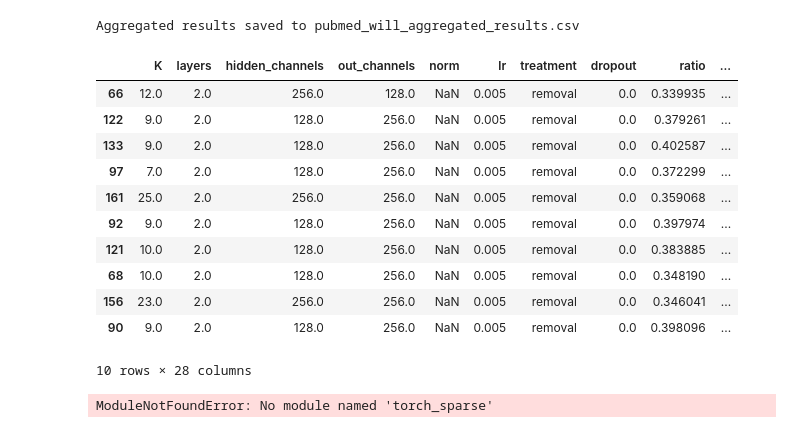
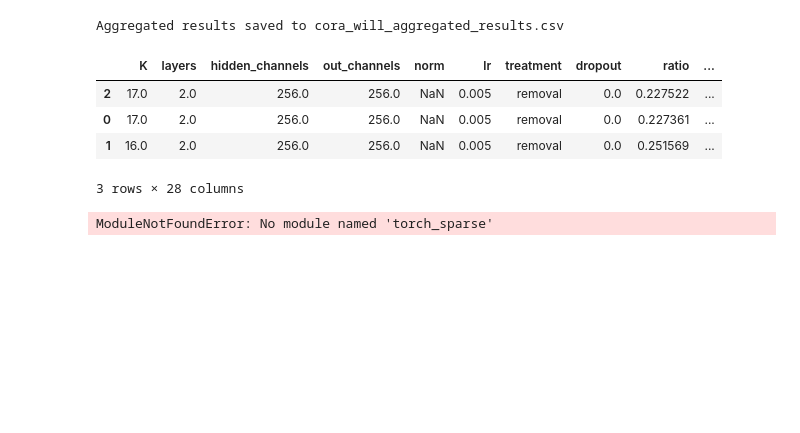
Before and after one commit to Romainkul/gnn_pu, a Jupyter notebook: NNIF-GNN/test.ipynb, the cells around one changed output. Drawn from its saved outputs; the diff is of its cells as text; code cells hidden in the pictures; blank space fills up the shorter version.

```diff
--- a/NNIF-GNN/test.ipynb
+++ b/NNIF-GNN/test.ipynb
@@ -8,7 +32,7 @@ def aggregate_experiment_results(dataset_name: str, name_filter: str = "scar", v
     Aggregates experiment results from CSV files in the dataset_name's folder.
     If name_filter is provided, only files whose names contain that substring are processed.
     """
-    folder_path = f"C:/Users/romai/Desktop/gnn/gnn_pu/NNIF-GNN/{dataset_name}_experimentations"
+    folder_path = rf"C:\Users\Romain\OneDrive - KU Leuven\Github thesis\gnn_pu\gnn_pu\NNIF-GNN\{dataset_name}_experimentations"
     csv_files = glob.glob(os.path.join(folder_path, '*.csv'))
 
     # Filter files based on substring in their filename (if name_filter is provided)
@@ -22,7 +46,7 @@ def aggregate_experiment_results(dataset_name: str, name_filter: str = "scar", v
             df = pd.read_csv(file)
 
             # Check if the dataframe has exactly 5 rows
-            if len(df) >= 1:
+            if len(df) >= 5:
                 aggregated = {}
                 for col in df.columns:
                     if pd.api.types.is_numeric_dtype(df[col]):
@@ -56,22 +216,15 @@ def aggregate_experiment_results(dataset_name: str, name_filter: str = "scar", v
 # %%
-df=aggregate_experiment_results("pubmed", "will","test_f1")
+df=aggregate_experiment_results("cora", "will","test_f1")
 #best_rows = df.loc[df.groupby('sampling')['f1'].idxmax()]
 df.head(10)
 #print(best_rows)
 # %% [output]
-Aggregated results saved to pubmed_will_aggregated_results.csv
+Aggregated results saved to cora_will_aggregated_results.csv
 |  | K | layers | hidden_channels | out_channels | norm | lr | treatment | dropout | ratio | ... |
-| 66 | 12.0 | 2.0 | 256.0 | 128.0 | NaN | 0.005 | removal | 0.0 | 0.339935 | ... |
-| 122 | 9.0 | 2.0 | 128.0 | 256.0 | NaN | 0.005 | removal | 0.0 | 0.379261 | ... |
-| 133 | 9.0 | 2.0 | 128.0 | 256.0 | NaN | 0.005 | removal | 0.0 | 0.402587 | ... |
-| 97 | 7.0 | 2.0 | 128.0 | 256.0 | NaN | 0.005 | removal | 0.0 | 0.372299 | ... |
-| 161 | 25.0 | 2.0 | 256.0 | 256.0 | NaN | 0.005 | removal | 0.0 | 0.359068 | ... |
-| 92 | 9.0 | 2.0 | 128.0 | 256.0 | NaN | 0.005 | removal | 0.0 | 0.397974 | ... |
-| 121 | 10.0 | 2.0 | 128.0 | 256.0 | NaN | 0.005 | removal | 0.0 | 0.383885 | ... |
-| 68 | 10.0 | 2.0 | 128.0 | 256.0 | NaN | 0.005 | removal | 0.0 | 0.348190 | ... |
-| 156 | 23.0 | 2.0 | 256.0 | 256.0 | NaN | 0.005 | removal | 0.0 | 0.346041 | ... |
-| 90 | 9.0 | 2.0 | 128.0 | 256.0 | NaN | 0.005 | removal | 0.0 | 0.398096 | ... |
+| 2 | 17.0 | 2.0 | 256.0 | 256.0 | NaN | 0.005 | removal | 0.0 | 0.227522 | ... |
+| 0 | 17.0 | 2.0 | 256.0 | 256.0 | NaN | 0.005 | removal | 0.0 | 0.227361 | ... |
+| 1 | 16.0 | 2.0 | 256.0 | 256.0 | NaN | 0.005 | removal | 0.0 | 0.251569 | ... |
-10 rows × 28 columns
+3 rows × 28 columns
 # %%
 from plots_tables_results import experiment_varying_ratio_of_positives
 for idx, row in best_rows.iterrows():
```
Also changed, not shown: parts of 5 cells of this notebook, 16 other files.
